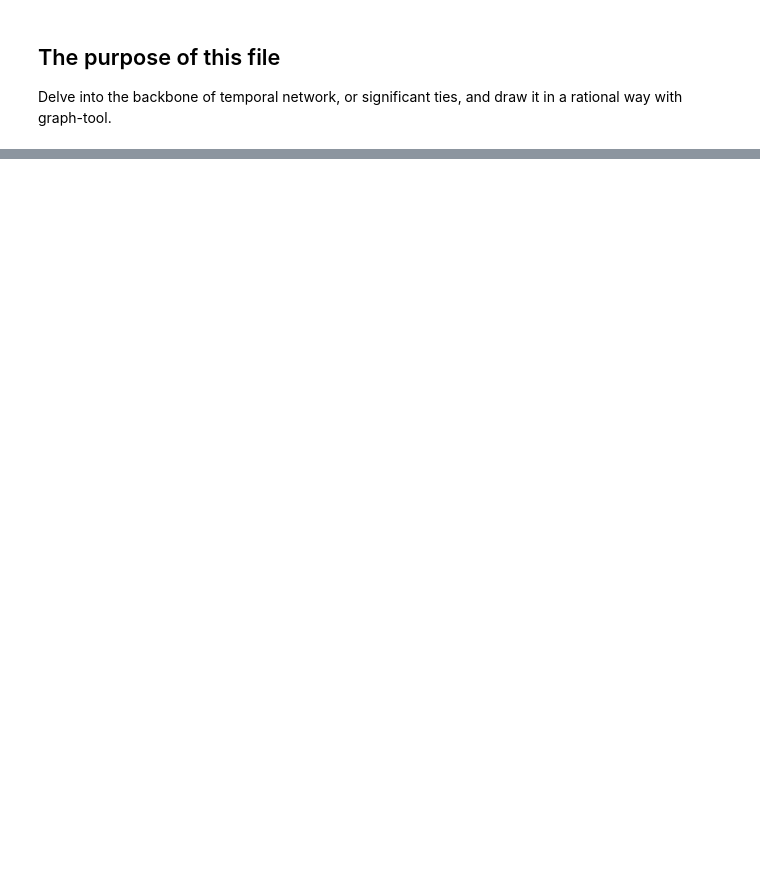
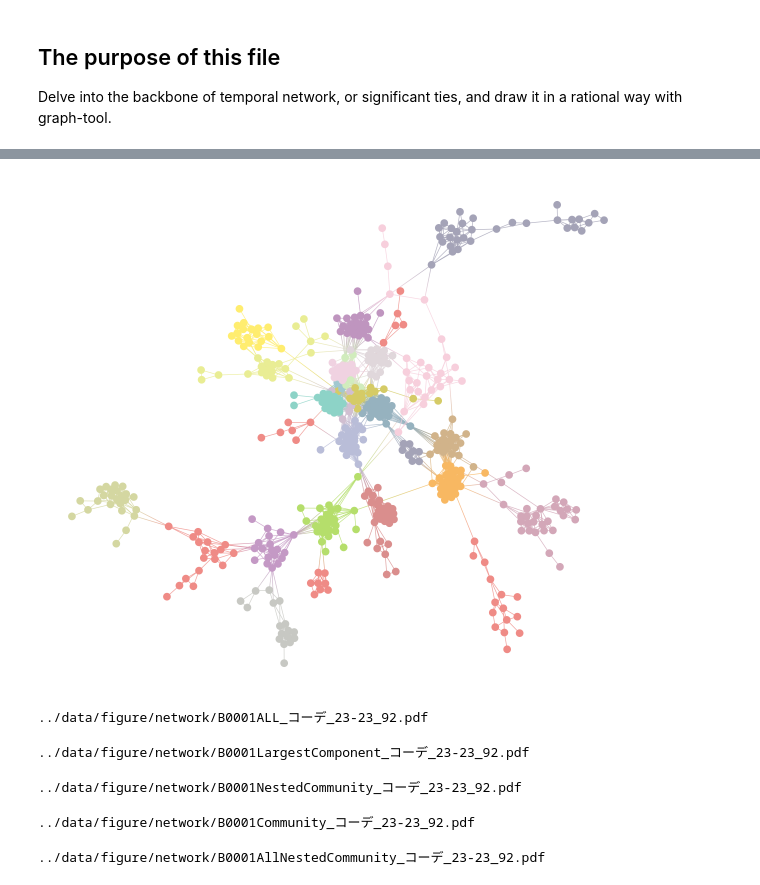
Before and after one commit to Nagayu71/Instagram-Trend-Analysis, a Jupyter notebook: notebooks/coordinate/8_investigate_backbone_gt.ipynb, the cells around one changed output, grey strips where cells are left out. Drawn from its saved outputs; the diff is of its cells as text; code cells hidden in the pictures; blank space fills up the shorter version.

```diff
--- a/notebooks/coordinate/8_investigate_backbone_gt.ipynb
+++ b/notebooks/coordinate/8_investigate_backbone_gt.ipynb
@@ -59,0 +63,30 @@ state.draw(output_size=(1000,700), vertex_size=7, output=fname6);
+# %%
+state.draw(vertex_size=7);
+#output_size=(1000,800)
+# %% [output]
+[figure, added]
+# %%
+gt.graph_draw(G1, output=fname1);
+print(fname1)
+# %% [output]
+../data/figure/network/B0001ALL_コーデ_23-23_92.pdf
+# %%
+gt.graph_draw(LC1, vertex_size=7, output=fname3); #, output_size=(800,700)
+print(fname3)
+# %% [output]
+../data/figure/network/B0001LargestComponent_コーデ_23-23_92.pdf
+# %%
+nested.draw(output=fname5);
+print(fname5)
+# %% [output]
+../data/figure/network/B0001NestedCommunity_コーデ_23-23_92.pdf
+# %%
+state.draw(vertex_size=7, output=fname6); #output_size=(1000,700),
+print(fname6)
+# %% [output]
+../data/figure/network/B0001Community_コーデ_23-23_92.pdf
+# %%
+nestedOri.draw(output=fname7);
+print(fname7)
+# %% [output]
+../data/figure/network/B0001AllNestedCommunity_コーデ_23-23_92.pdf
```
Also changed, not shown: parts of 8 cells of this notebook, 14 other files.
